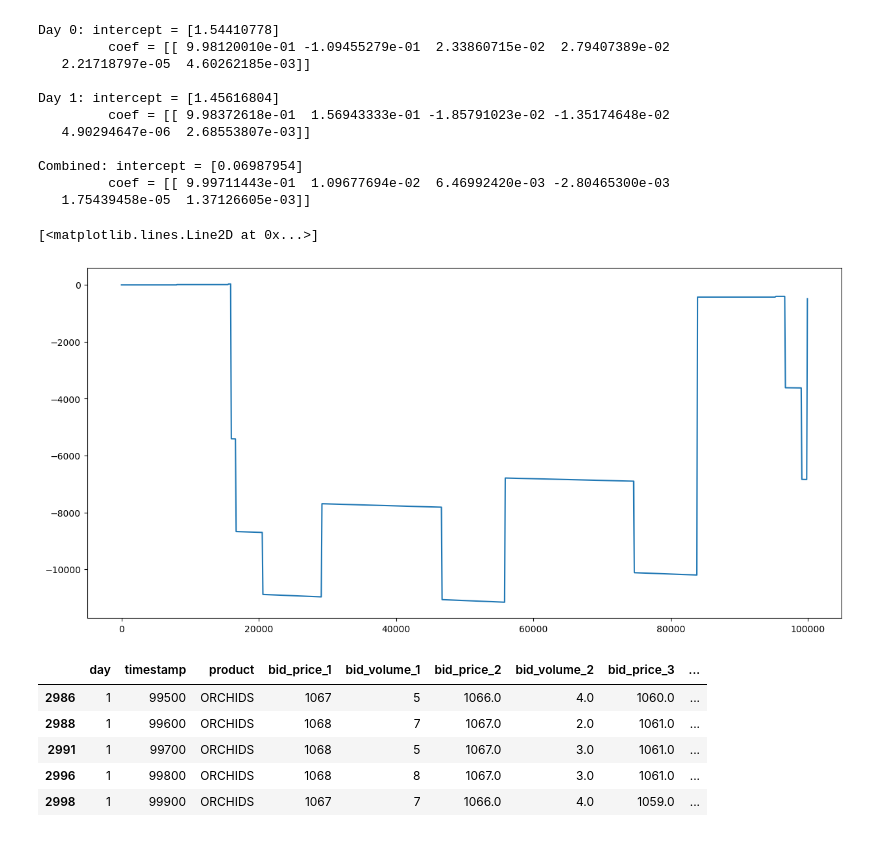
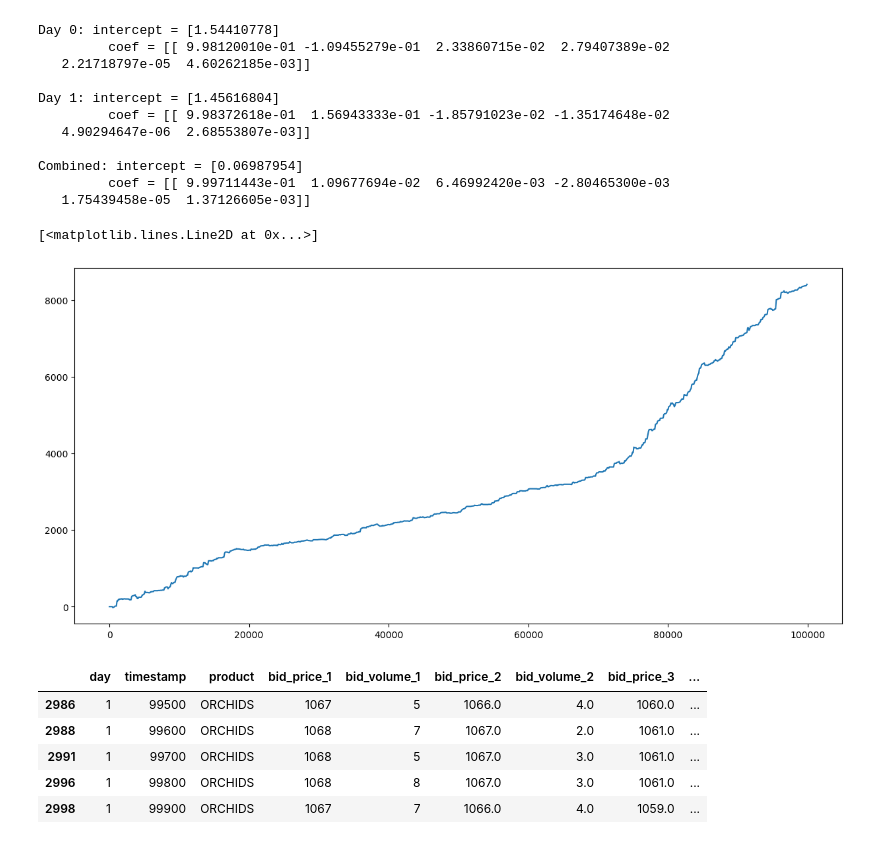
Before and after one commit to josephxiao8/prosperity2, a Jupyter notebook: joshua-notebooks/Round 2.ipynb, the cells around one changed output. Saved outputs shown, nothing was run; the diff lists cells and outputs as text; code cells hidden in the pictures.

```diff
--- a/joshua-notebooks/Round 2.ipynb
+++ b/joshua-notebooks/Round 2.ipynb
@@ -163,15 +171,15 @@ Combined: intercept = [0.06987954]
          coef = [[ 9.99711443e-01  1.09677694e-02  6.46992420e-03 -2.80465300e-03
    1.75439458e-05  1.37126605e-03]]
 # %%
-df = pd.read_csv("~/Downloads/00e5ead0-1150-43f0-8dfd-554383b6dba1.csv", sep=';')
+df = pd.read_csv("~/Downloads/6ee2ee50-a211-44ca-af1a-5391d070c437.csv", sep=';')
 
 mask = (df['product'] == "ORCHIDS")
 df_orchids = df[mask]
 fig, ax = plt.subplots(figsize=(15, 7))
 ax.plot(df_orchids.timestamp, df_orchids.profit_and_loss)
 # %% [output]
 [<matplotlib.lines.Line2D at 0x...>]
-[figure, old version]
+[figure, new version]
 # %%
 df_orchids.tail()
 # %% [output]
```
Also changed, not shown: parts of 3 cells of this notebook, 1 other file.
